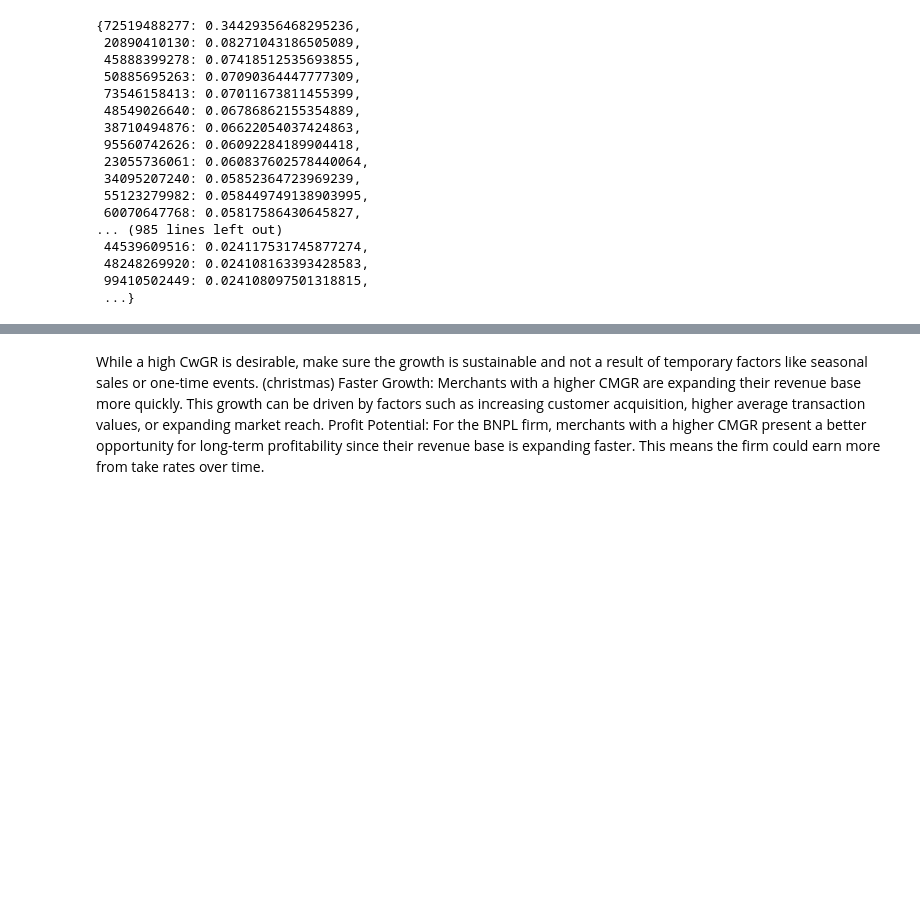
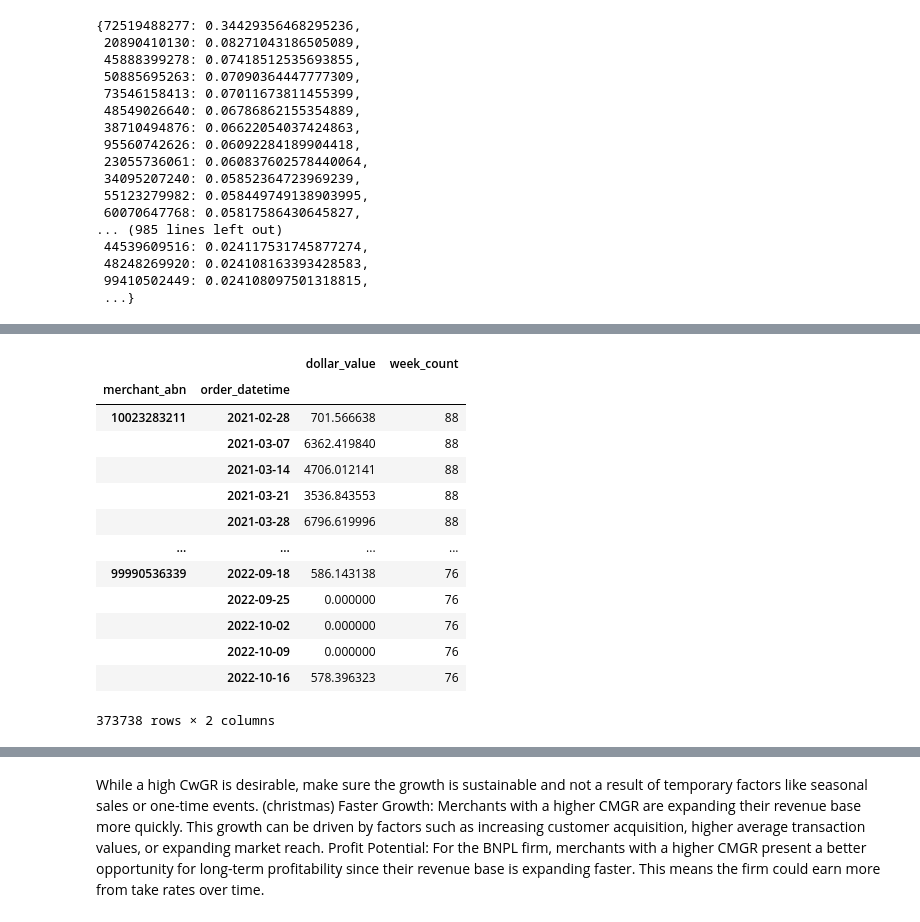
Before and after one commit to MAST30034-AppliedDataScience/project-2-group-buy-now-pay-later-industry-project-24, a Jupyter notebook: notebooks/merchant_future.ipynb, the cells around one changed output, grey strips where cells are left out. Cells and saved outputs as stored; diff of their text form; code cells hidden in the pictures; blank space fills up the shorter version.

```diff
--- a/notebooks/merchant_future.ipynb
+++ b/notebooks/merchant_future.ipynb
@@ -251,0 +271,23 @@ sorted_merchant_cwgr
+# %%
+# Count the number of weeks of data for each merchant
+merchant_week_counts = weekly_aggregation.groupby('merchant_abn').size().reset_index(name='week_count')
+
+# Merge the week counts back into the original DataFrame
+weekly_aggregation = weekly_aggregation.reset_index().merge(merchant_week_counts, on='merchant_abn').set_index(['merchant_abn', 'order_datetime'])
+
+weekly_aggregation
+# %% [output]
+|  |  | dollar_value | week_count |
+| merchant_abn | order_datetime |  |  |
+| 10023283211 | 2021-02-28 | 701.566638 | 88 |
+|  | 2021-03-07 | 6362.419840 | 88 |
+|  | 2021-03-14 | 4706.012141 | 88 |
+|  | 2021-03-21 | 3536.843553 | 88 |
+|  | 2021-03-28 | 6796.619996 | 88 |
+| ... | ... | ... | ... |
+| 99990536339 | 2022-09-18 | 586.143138 | 76 |
+|  | 2022-09-25 | 0.000000 | 76 |
+|  | 2022-10-02 | 0.000000 | 76 |
+|  | 2022-10-09 | 0.000000 | 76 |
+|  | 2022-10-16 | 578.396323 | 76 |
+373738 rows × 2 columns
```
Also changed, not shown: parts of 11 cells of this notebook.
